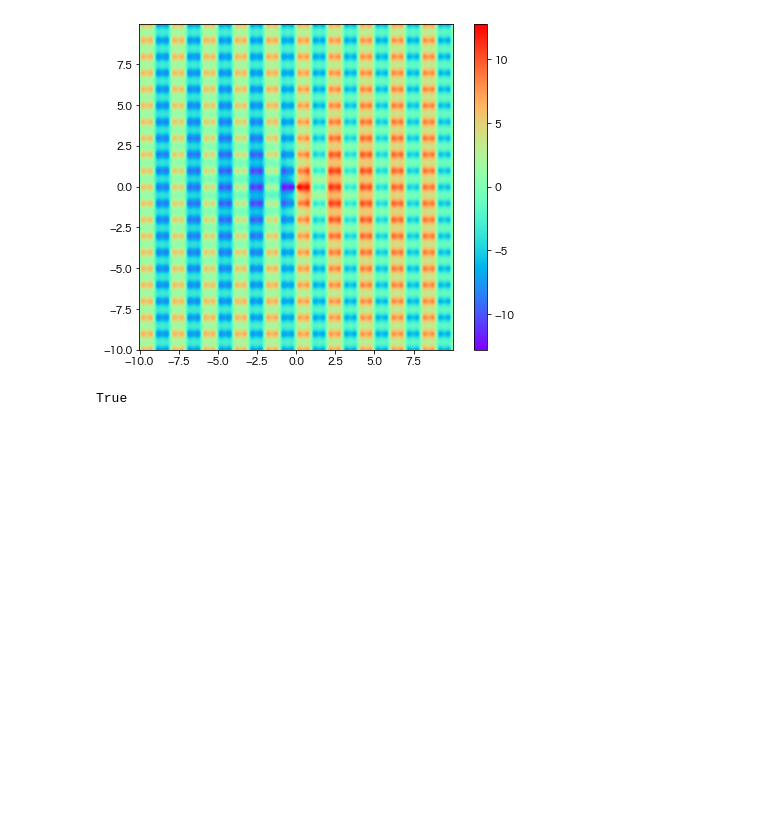
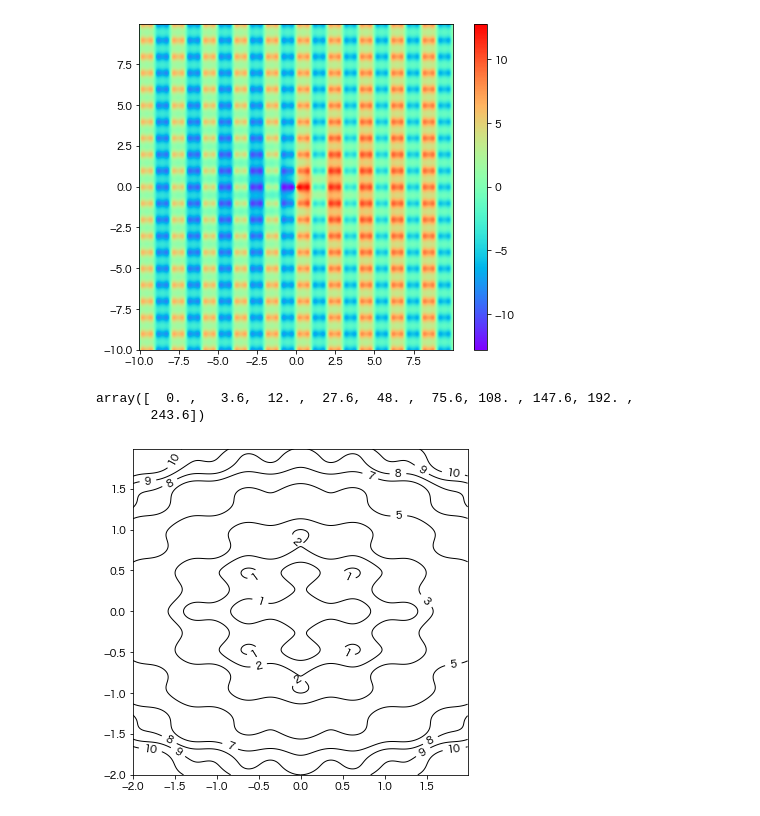
Before and after one commit to NaokiNakamichi/ML, a Jupyter notebook: GD/memo/memo16.ipynb, the cells around one changed output. Drawn from its saved outputs; the diff is of its cells as text; code cells hidden in the pictures; blank space fills up the shorter version.

```diff
--- a/GD/memo/memo16.ipynb
+++ b/GD/memo/memo16.ipynb
@@ -93,8 +93,34 @@ plt.subplots_adjust(wspace=0.1)
 plt.show()
 # %% [output]
 [figure]
-# %%
-type(w) is not int
-# %% [output]
-True
+# %%
+f = loss.Bohachevsky(d=2, noise_type=None, E_var=1.75, noise_type_f=None, f_E_var=1.75)
+# %%
+w1 = np.arange(10)
+w2 = np.arange(10)
+f.f_opt(w=[w1,w2])
+# %% [output]
+array([  0. ,   3.6,  12. ,  27.6,  48. ,  75.6, 108. , 147.6, 192. ,
+       243.6])
+# %%
+w_star = f.w_star
+grid_x_max, grid_y_max = 2,2
+grid_x_min, grid_y_min = -2,-2
+xvals = np.arange(grid_x_min, grid_x_max, 0.01)
+yvals = np.arange(grid_y_min, grid_y_max, 0.01)
+X, Y = np.meshgrid(xvals, yvals)
+Z = f.f_opt([X, Y])
+
+fig, axes = plt.subplots(1, 1, figsize=(6, 6))
+# axes.pcolor(X, Y, Z, cmap=plt.cm.rainbow,shading='auto')
+ctrx = axes.contour(X, Y, Z,
+                    levels=[0, 1,2, 3, 5, 7,8,9,10,15,16,17,18,19,20],  # 等高線の間隔
+                    linewidths=1,  # 等高線の幅
+                    colors="black"
+                    )
+axes.clabel(ctrx)
+cmap = plt.get_cmap("tab10")
+cycle = plt.rcParams['axes.prop_cycle'].by_key()['color']
+# %% [output]
+[figure, added]
 # %%
```
Also changed, not shown: parts of 5 cells of this notebook, 3 other files.
